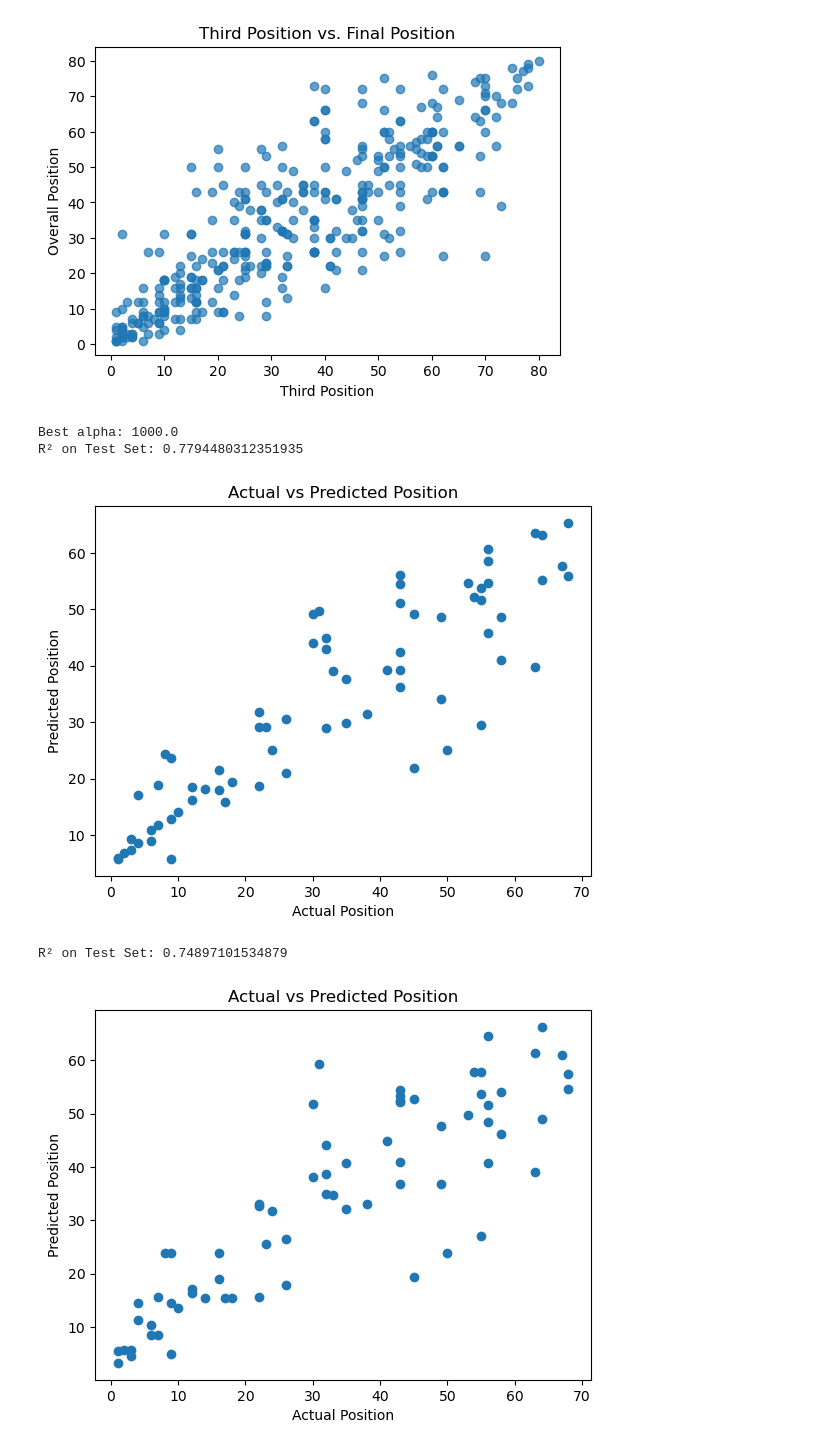
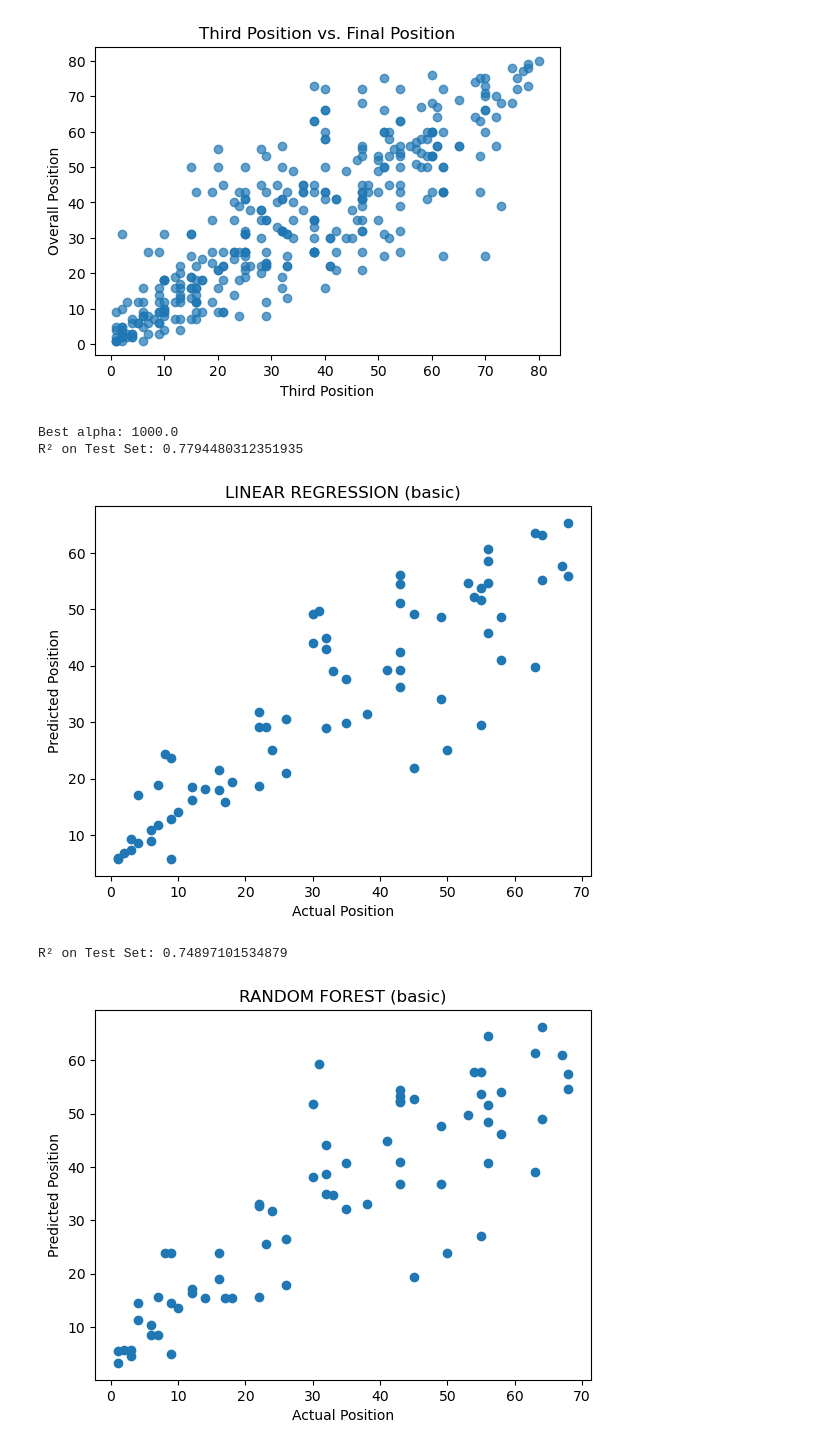
Before and after one commit to annafellars/GolfAPI, a Jupyter notebook: golf_blog2.ipynb, the cells around one changed output. Drawn from its saved outputs; the diff is of its cells as text; code cells hidden in the pictures.

```diff
--- a/golf_blog2.ipynb
+++ b/golf_blog2.ipynb
@@ -136,42 +136,42 @@ print(f"R² on Test Set: {r2}")
 plt.scatter(y_test, y_pred)
 plt.xlabel("Actual Position")
 plt.ylabel("Predicted Position")
-plt.title("Actual vs Predicted Position")
+plt.title("LINEAR REGRESSION (basic)")
 plt.show()
 # %% [output]
 Best alpha: 1000.0
 R² on Test Set: 0.7794480312351935
-[figure, old version]
+[figure, new version]
 # %%
 #basic random forest model
 X = position_df.drop(columns=["Position", "Name", "Course Name"])
 y = position_df["Position"]
 
 X_train, X_test, y_train, y_test = train_test_split(X, y, test_size=0.2, random_state=42, shuffle=True)
 
 rf = RandomForestRegressor(random_state=42)
 param_grid = {
     "n_estimators": [50, 100, 200],
     "max_depth": [None, 10, 20, 30],
     "min_samples_split": [2, 5, 10]
 }
 grid_search = GridSearchCV(rf, param_grid, cv=5, scoring="neg_mean_squared_error")
 grid_search.fit(X_train, y_train)
 
 best_rf = grid_search.best_estimator_
 y_pred_rf = best_rf.predict(X_test)
 
 r2 = r2_score(y_test, y_pred_rf)
 print(f"R² on Test Set: {r2}")
 
 plt.scatter(y_test, y_pred_rf)
 plt.xlabel("Actual Position")
 plt.ylabel("Predicted Position")
-plt.title("Actual vs Predicted Position")
+plt.title("RANDOM FOREST (basic)")
 plt.show()
 # %% [output]
 R² on Test Set: 0.74897101534879
-[figure, old version]
+[figure, new version]
 # %%
 #Interaction Terms to create a more informative data frame
 all_df = pd.merge(
```
Also changed, not shown: parts of 3 cells of this notebook.
